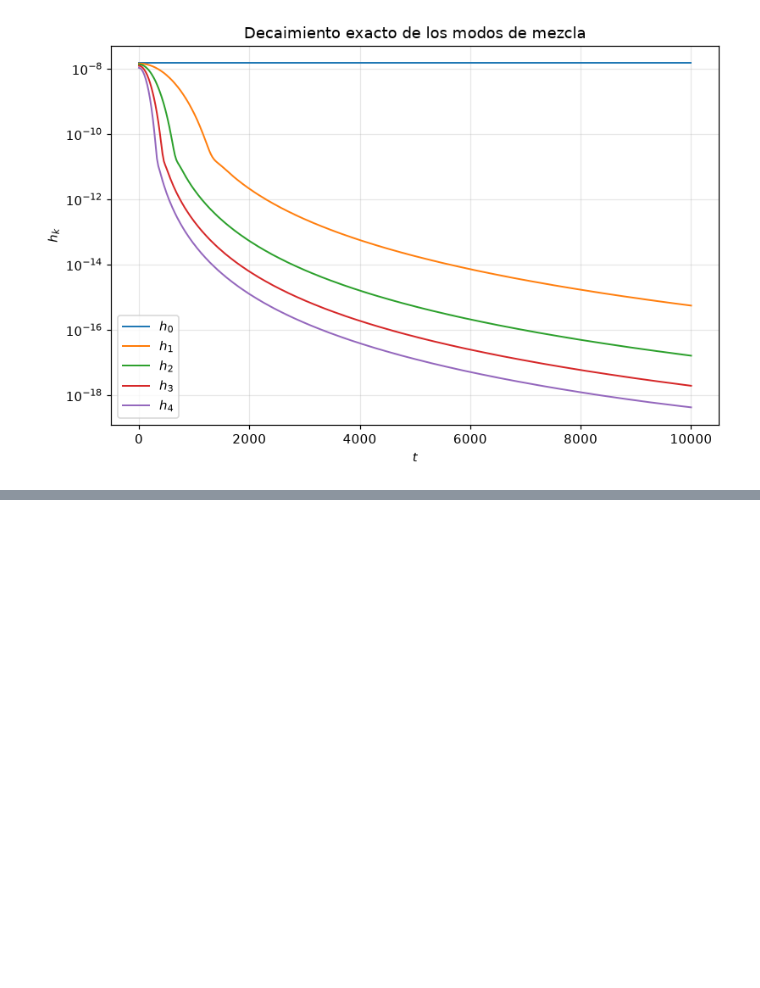
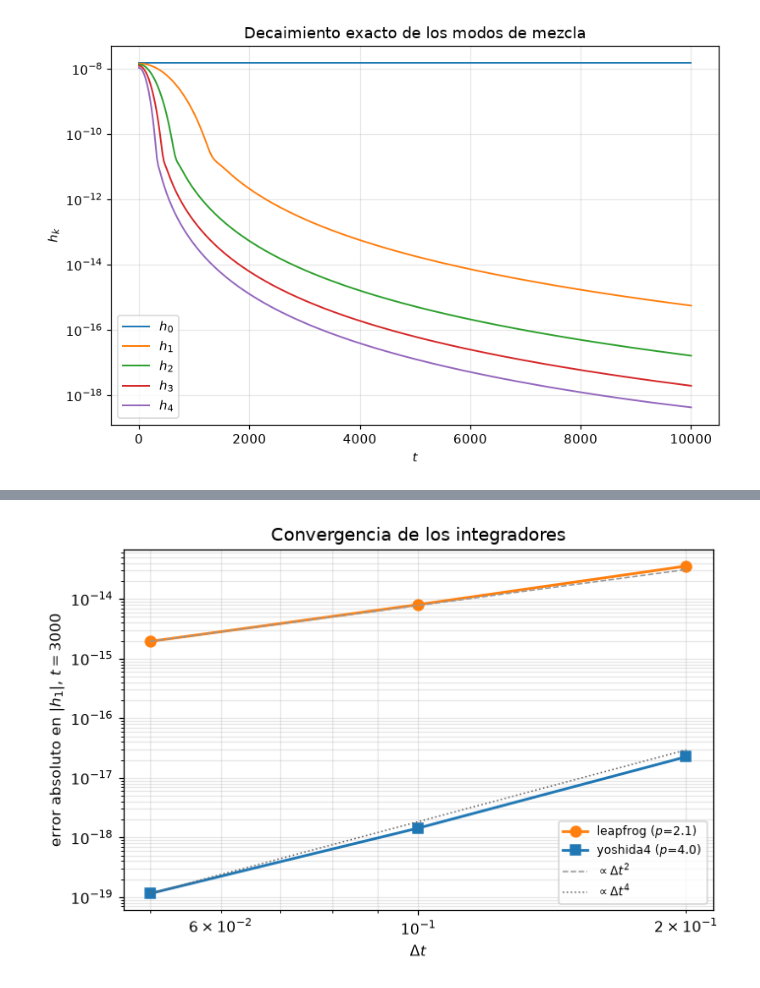
Before and after one commit to erjive/vlasov-poisson_PIC, a Jupyter notebook: paper_runs/notebooks/hk_exact.ipynb, the cells around one changed output, grey strips where cells are left out. Cells and saved outputs as stored; diff of their text form; code cells hidden in the pictures; blank space fills up the shorter version.

```diff
--- a/paper_runs/notebooks/hk_exact.ipynb
+++ b/paper_runs/notebooks/hk_exact.ipynb
@@ -723,10 +212,0 @@ fase completamente aleatorizada".
-# %%
-
-print(f"{'':>6}{'predicho (Rayleigh)':>22}{'MC idealizado':>18}{'medido (real, Sec.9)':>24}")
-measured = {1024: {1:2.958e-10,2:3.863e-10,3:3.975e-10,4:2.533e-10},
-            10000:{1:2.174e-10,2:1.372e-10,3:1.397e-10,4:1.233e-10}}
-for N in [1024, 10000]:
-    print(f"\n-- N={N} --")
-    for k in modes[1:]:
-        ratio = mc_ideal[N][k]/measured[N][k]
-        print(f"k={k}: {pred_rayleigh[N][k]:>18.3e}{mc_ideal[N][k]:>18.3e}{measured[N][k]:>20.3e}   (idealizado/medido = {ratio:.0f}x)")
@@ -1114,0 +407,18 @@ $T_2$) siguen en pie, pero los pisos numéricos de ahí no deben citarse.
+# %%
+
+ref_o2 = np.genfromtxt(os.path.join(data_dir, "o2_analytic_c8.0.tl"))
+vref   = ref_o2[np.argmin(abs(ref_o2[:,0]-3000.)), 2]
+print(f"referencia 'analytic': h_1(t=3000) = {vref:.16e}\n")
+for integ, cs in [("leapfrog",['1.0','2.0','4.0']),
+                  ("yoshida4",['1.0','2.0','4.0','8.0']),
+                  ("yoshida6",['2.0','4.0','8.0'])]:
+    print(f"--- {integ} ---")
+    print(f"{'dt':>6} {'error abs':>13} {'razon':>8} {'orden p':>8}")
+    prev = None
+    for c in cs:
+        d = np.genfromtxt(os.path.join(data_dir, f"o2_{integ}_c{c}.tl"))
+        v = d[np.argmin(abs(d[:,0]-3000.)), 2]; e = abs(v-vref)
+        if prev: print(f"{float(c)*0.05:6.2f} {e:13.3e} {e/prev:7.2f}x {np.log2(e/prev):8.2f}")
+        else:    print(f"{float(c)*0.05:6.2f} {e:13.3e} {'--':>8} {'--':>8}")
+        prev = e
+    print()
@@ -1114,0 +461,19 @@ $T_2$) siguen en pie, pero los pisos numéricos de ahí no deben citarse.
+# %%
+
+ex3 = abs(hk_exact(1, 3000.))
+dts = np.array([0.05, 0.10, 0.20]); cs3 = ['1.0','2.0','4.0']
+err = {}
+for integ in ['leapfrog','yoshida4']:
+    err[integ] = np.array([abs(np.genfromtxt(os.path.join(data_dir, f"bm_{integ}_c{c}.tl"))
+                               [np.argmin(abs(np.genfromtxt(os.path.join(data_dir, f"bm_{integ}_c{c}.tl"))[:,0]-3000.)), 2] - ex3)
+                           for c in cs3])
+fig, ax = plt.subplots(figsize=(6.5, 4.3))
+ax.loglog(dts, err['leapfrog'], 'o-', color="tab:orange", lw=1.8, ms=7, label="leapfrog ($p$=2.1)")
+ax.loglog(dts, err['yoshida4'], 's-', color="tab:blue",   lw=1.8, ms=7, label="yoshida4 ($p$=4.0)")
+ax.loglog(dts, err['leapfrog'][0]*(dts/dts[0])**2, '--', color="0.6", lw=1, label="$\\propto\\Delta t^2$")
+ax.loglog(dts, err['yoshida4'][0]*(dts/dts[0])**4, ':',  color="0.4", lw=1, label="$\\propto\\Delta t^4$")
+ax.set_xlabel("$\\Delta t$"); ax.set_ylabel("error absoluto en $|h_1|$, $t=3000$")
+ax.set_title("Convergencia de los integradores"); ax.grid(alpha=.3, which='both'); ax.legend(fontsize=8)
+fig.tight_layout(); fig.savefig("bench_yoshida.png", dpi=140); plt.show()
+# %% [output]
+[figure, added]
```
Also changed, not shown: parts of 57 cells of this notebook, 27 other files.
